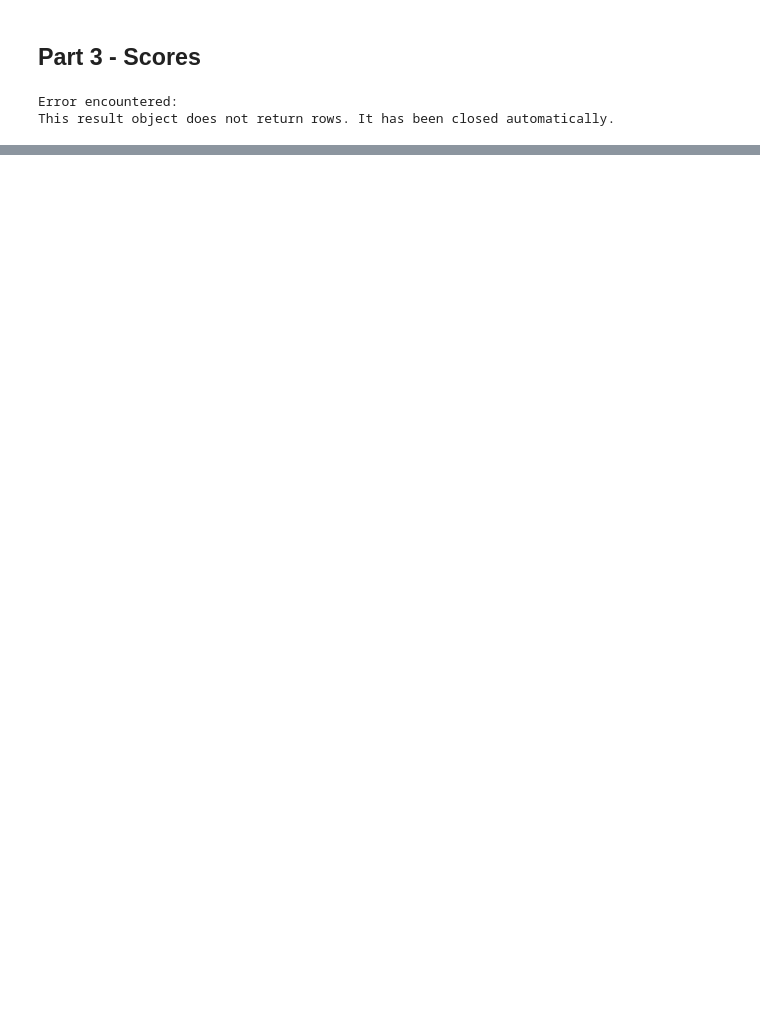
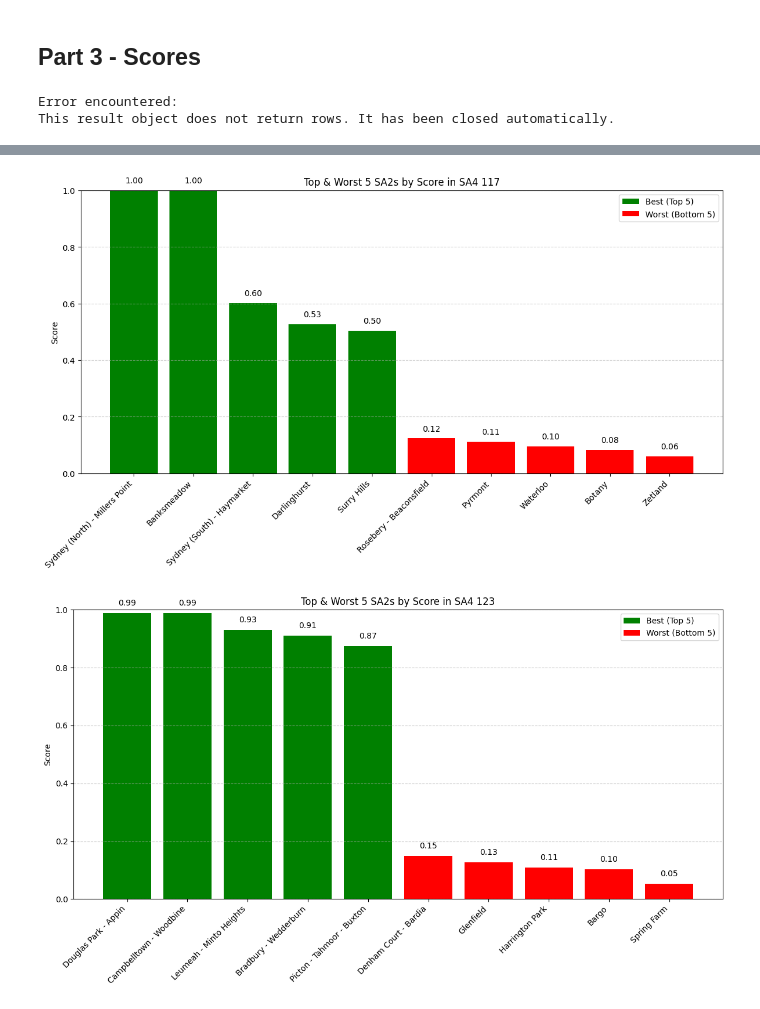
Before and after one commit to Charliero2246/Data2001Assignment, a Jupyter notebook: Assignment.ipynb, the cells around one changed output, grey strips where cells are left out. Cells and saved outputs as stored; diff of their text form; code cells hidden in the pictures; blank space fills up the shorter version.

Commit message:
added score charts

```diff
--- a/Assignment.ipynb
+++ b/Assignment.ipynb
@@ -532,4 +617,9 @@ conn.commit()
 Error encountered:
 This result object does not return rows. It has been closed automatically.
 # %%
-print(pois_df.info())
+with open("poigroup_summary.txt", "w") as f:
+    for group in sorted(pois_df['poigroup'].unique()):
+        types = pois_df[pois_df['poigroup'] == group]['poitype'].value_counts().head(20)
+        f.write(f"\nPOIGroup {group} — Top 10 POITypes:\n")
+        f.write(types.to_string())
+        f.write("\n")
@@ -592,7 +665,7 @@ Error encountered:
 This result object does not return rows. It has been closed automatically.
 # %%
 conn.rollback()
-query(conn, """
+score_df = query(conn, """
 WITH school_overlap_agg AS (
     SELECT sa2_code, SUM(sa2_overlap_ratio) AS total_overlap
     FROM school_sa2_lookup
@@ -603,6 +676,8 @@ base_data AS (
     SELECT
         sb.sa2_code,
         sb.sa2_name,
+        sb.sa4_code,
+
         pop.total_people AS total_population,
 
         -- Young population: 0–19 years old
@@ -642,12 +717,12 @@ base_data AS (
     LEFT JOIN school_overlap_agg so ON sb.sa2_code = so.sa2_code
     LEFT JOIN pois_from_bboxes p
         ON sb.sa2_code = p.sa2_code
-        AND p.poigroup IN (1, 2, 3)
+        AND p.poigroup IN (1, 3, 5)
 
     WHERE pop.total_people >= 100
     AND sb.sa4_code IN (117, 123, 125)
 
-    GROUP BY sb.sa2_code, sb.sa2_name, pop.total_people,
+    GROUP BY sb.sa2_code, sb.sa2_name,sb.sa4_code, pop.total_people,
              pop."0_4_people", pop."5_9_people", pop."10_14_people", pop."15_19_people",
              biz.business_total, so.total_overlap
 ),
@@ -671,5 +746,5 @@ scored AS (
 
 SELECT *
 FROM scored
-ORDER BY score DESC;
+ORDER BY school_catchment_weighted DESC;
 """)
@@ -771,0 +894,42 @@ m
+# %%
+for sa4_code in [117, 123, 125]:
+    subset = score_df[score_df['sa4_code'] == sa4_code]
+
+    top5 = subset.nlargest(5, 'score').copy()
+    top5['type'] = 'Best'
+
+    worst5 = subset.nsmallest(5, 'score').copy()
+    worst5['type'] = 'Worst'
+
+    combined = pd.concat([top5, worst5])
+    combined = combined.sort_values(by='score', ascending=False)
+
+    plt.figure(figsize=(12, 7))
+    bars = plt.bar(
+        combined['sa2_name'],
+        combined['score'],
+        color=combined['type'].map({'Best': 'green', 'Worst': 'red'})
+    )
+
+    plt.title(f'Top & Worst 5 SA2s by Score in SA4 {sa4_code}')
+    plt.ylabel('Score')
+    plt.ylim(0, 1)
+    plt.xticks(rotation=45, ha='right')
+    plt.grid(axis='y', linestyle='--', alpha=0.6)
+
+    for bar in bars:
+        yval = bar.get_height()
+        plt.text(bar.get_x() + bar.get_width()/2, yval + 0.02, f'{yval:.2f}', ha='center', va='bottom')
+
+    from matplotlib.patches import Patch
+    legend_elements = [
+        Patch(facecolor='green', label='Best (Top 5)'),
+        Patch(facecolor='red', label='Worst (Bottom 5)')
+    ]
+    plt.legend(handles=legend_elements)
+
+    plt.tight_layout()
+    plt.show()
+# %% [output]
+[figure, added]
+[figure, added]
```
Also changed, not shown: parts of 19 cells of this notebook, 3 other files.
